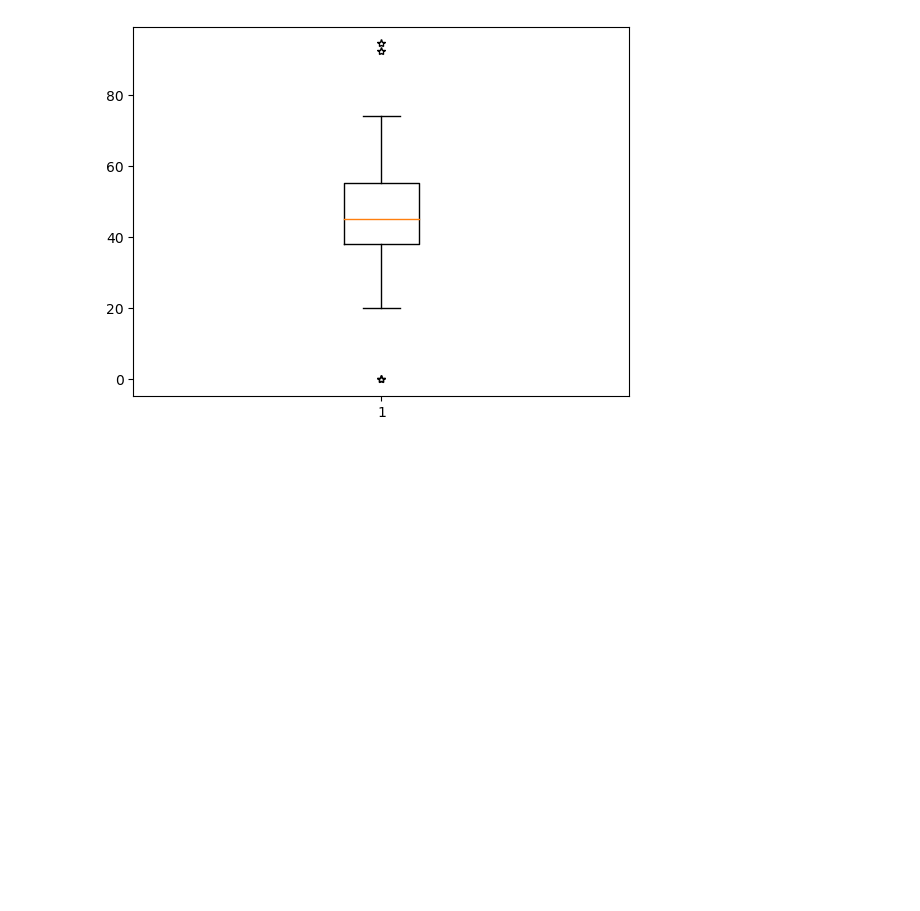
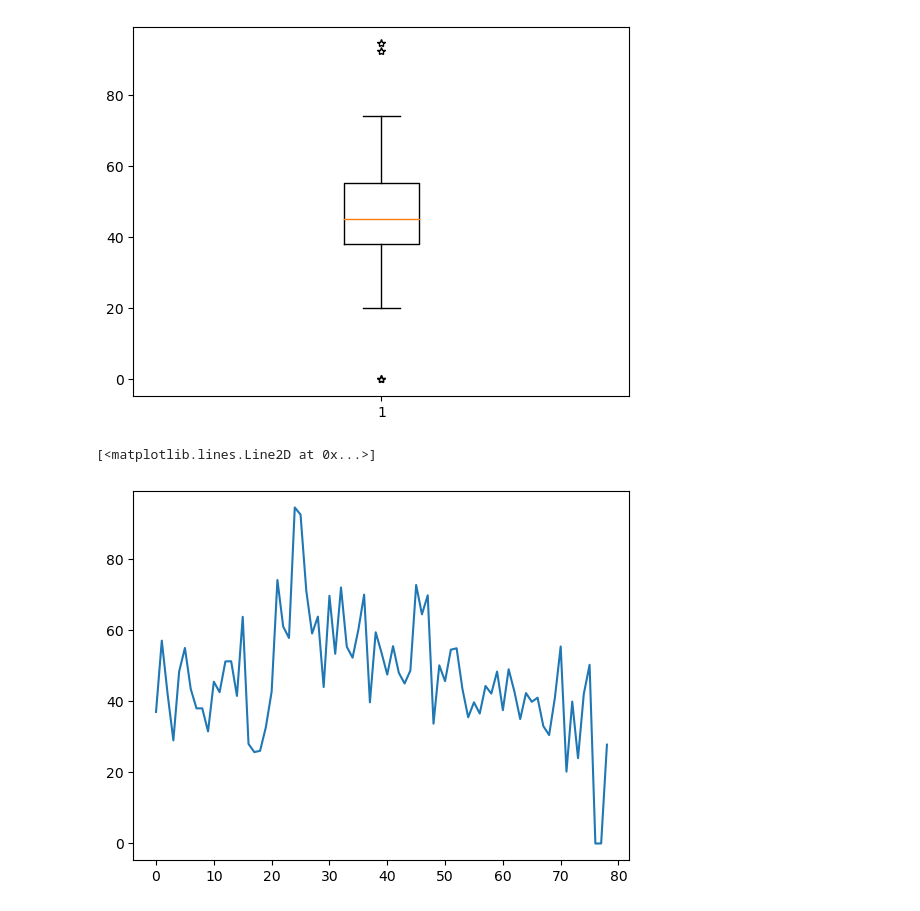
Before and after one commit to shubham-basotiya/data_analytics_with_python, a Jupyter notebook: central_tendency_&_dispersion.ipynb, the cells around one changed output. Cells and saved outputs as stored; diff of their text form; code cells hidden in the pictures; blank space fills up the shorter version.

Commit message:
data visualization using python, matplotlib and seaborn

```diff
--- a/central_tendency_&_dispersion.ipynb
+++ b/central_tendency_&_dispersion.ipynb
@@ -107,3 +107,8 @@ plt.boxplot(total, sym='*')
 plt.show()
 # %% [output]
 [figure]
+# %%
+plt.plot(total)
+# %% [output]
+[<matplotlib.lines.Line2D at 0x...>]
+[figure, added]
```
Also changed, not shown: 1 other file.
